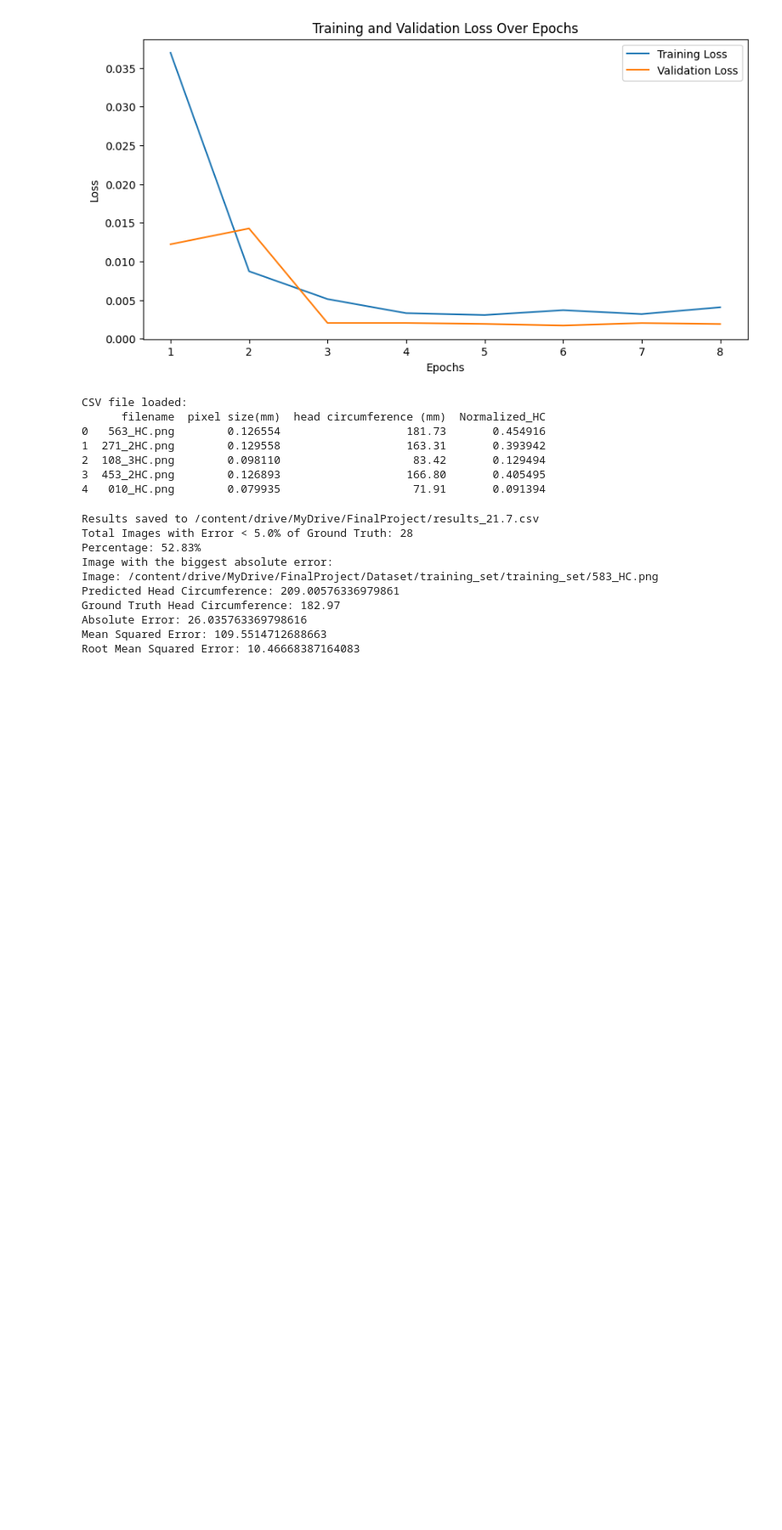
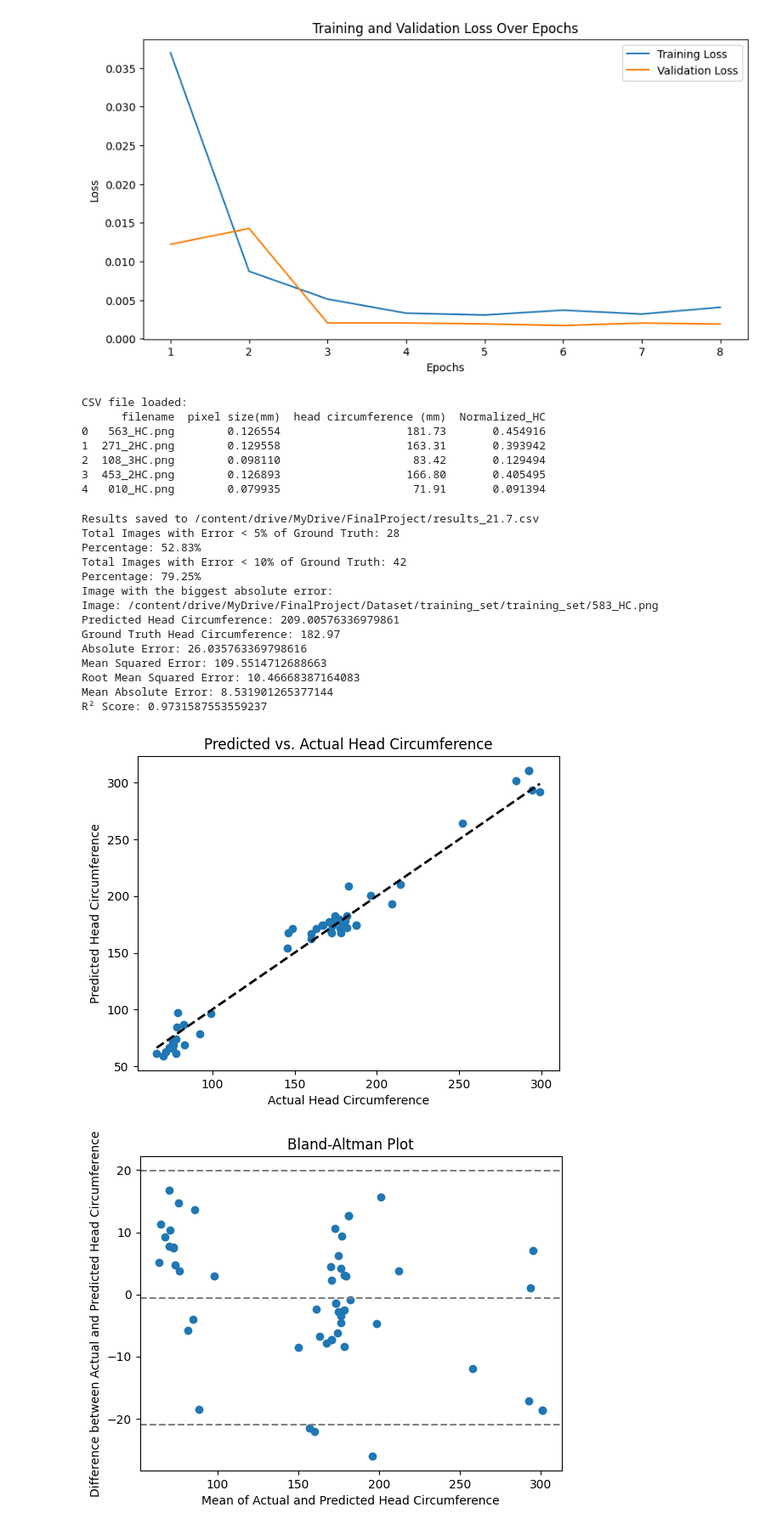
Before and after one commit to Ofiregev/Final_Project-FetalCns, a Jupyter notebook: Fetal_Cns_Final_reg_v7.ipynb, the cells around one changed output. Shown at 85% size. Saved outputs shown, nothing was run; the diff lists cells and outputs as text; code cells hidden in the pictures; blank space fills up the shorter version.

Commit message:
adding more parameters for testing the results

```diff
--- a/Fetal_Cns_Final_reg_v7.ipynb
+++ b/Fetal_Cns_Final_reg_v7.ipynb
@@ -219,14 +219,22 @@ max_hc = max(train_csv_df['head circumference (mm)'].max(), test_csv_df['head ci
 num_images_to_test = len(test_csv_df)
 indices = range(num_images_to_test)  # Generate a sequence of indices from 0 to num_images_to_test-1
 # %%
+import os
+import numpy as np
+import pandas as pd
+import matplotlib.pyplot as plt
+from sklearn.metrics import mean_squared_error, mean_absolute_error, r2_score
+
 # Initialize lists to store true and predicted values
 y_true = []
 y_pred = []
 results = []
 absolute_errors = []
+percentage_errors = []
 counter = 0
-percentage_error_counter = 0  # Counter for errors less than 5%
-threshold_param = 0.05  # threshold for the ground truth circumference
+percentage_error_counter_5 = 0  # Counter for errors less than 5%
+percentage_error_counter_10 = 0  # Counter for errors less than 10%
+threshold_param = 0.05  # Threshold for the ground truth circumference
 
 # Variables to track the maximum absolute error and corresponding details
 max_absolute_error = -1
@@ -252,12 +260,19 @@ for idx in indices:
     absolute_error = abs(predicted_circumference - ground_truth_circumference)
     absolute_errors.append(absolute_error)
 
-    # Calculate the 5% threshold for the ground truth circumference
-    threshold = threshold_param * ground_truth_circumference
+    # Calculate the percentage error
+    percentage_error = (absolute_error / ground_truth_circumference) * 100
+    percentage_errors.append(percentage_error)
 
-    # Check if the absolute error is less than the 5% threshold
-    if absolute_error < threshold:
-        percentage_error_counter += 1
+    # Calculate the 5% and 10% thresholds for the ground truth circumference
+    threshold_5 = 0.05 * ground_truth_circumference
+    threshold_10 = 0.10 * ground_truth_circumference
+
+    # Check if the absolute error is less than the 5% and 10% thresholds
+    if absolute_error < threshold_5:
+        percentage_error_counter_5 += 1
+    if absolute_error < threshold_10:
+        percentage_error_counter_10 += 1
 
     # Track the maximum absolute error
     if absolute_error > max_absolute_error:
@@ -272,6 +287,7 @@ for idx in indices:
                      f"Ground Truth Head Circumference: {ground_truth_circumference}\n"
                      f"Pixel Size: {pixel_size}\n"
                      f"Absolute Error: {absolute_error}\n"
+                     f"Percentage Error: {percentage_error}%\n"
                      "****************************\n")
 
     # Append the result to the list
@@ -279,34 +295,76 @@ for idx in indices:
 
 # Convert the results to a DataFrame and save to a CSV file
 results_df = pd.DataFrame(results, columns=['Image', 'Result', 'Absolute Error'])
 results_csv_path = "/content/drive/MyDrive/FinalProject/results_21.7.csv"
 results_df.to_csv(results_csv_path, index=False)
 
 # Print summary
 print(f"Results saved to {results_csv_path}")
-print(f"Total Images with Error < {threshold_param * 100}% of Ground Truth: {percentage_error_counter}")
-print(f"Percentage: {percentage_error_counter / num_images_to_test * 100:.2f}%")
+print(f"Total Images with Error < 5% of Ground Truth: {percentage_error_counter_5}")
+print(f"Percentage: {percentage_error_counter_5 / num_images_to_test * 100:.2f}%")
+print(f"Total Images with Error < 10% of Ground Truth: {percentage_error_counter_10}")
+print(f"Percentage: {percentage_error_counter_10 / num_images_to_test * 100:.2f}%")
 
 # Print the image with the biggest absolute error
 print("Image with the biggest absolute error:")
 print(f"Image: {max_error_image}")
 print(f"Predicted Head Circumference: {max_error_predicted}")
 print(f"Ground Truth Head Circumference: {max_error_ground_truth}")
 print(f"Absolute Error: {max_absolute_error}")
 
-# Calculate RMSE
+# Calculate RMSE, MAE, and R²
 mse = mean_squared_error(y_true, y_pred)
 rmse = np.sqrt(mse)
+mae = mean_absolute_error(y_true, y_pred)
+r2 = r2_score(y_true, y_pred)
+
 print(f"Mean Squared Error: {mse}")
 print(f"Root Mean Squared Error: {rmse}")
+print(f"Mean Absolute Error: {mae}")
+print(f"R² Score: {r2}")
+
+# Plot actual vs. predicted values
+plt.scatter(y_true, y_pred)
+plt.plot([min(y_true), max(y_true)], [min(y_true), max(y_true)], 'k--', lw=2)
+plt.xlabel('Actual Head Circumference')
+plt.ylabel('Predicted Head Circumference')
+plt.title('Predicted vs. Actual Head Circumference')
+plt.show()
+
+# Bland-Altman plot
+mean_values = (np.array(y_true) + np.array(y_pred)) / 2
+diff_values = np.array(y_true) - np.array(y_pred)
+plt.scatter(mean_values, diff_values)
+plt.axhline(np.mean(diff_values), color='gray', linestyle='--')
+plt.axhline(np.mean(diff_values) + 1.96 * np.std(diff_values), color='gray', linestyle='--')
+plt.axhline(np.mean(diff_values) - 1.96 * np.std(diff_values), color='gray', linestyle='--')
+plt.xlabel('Mean of Actual and Predicted Head Circumference')
+plt.ylabel('Difference between Actual and Predicted Head Circumference')
+plt.title('Bland-Altman Plot')
+plt.show()
+
+# Residual plot
+residuals = np.array(y_true) - np.array(y_pred)
+plt.scatter(y_pred, residuals)
+plt.axhline(0, color='k', linestyle='--', lw=2)
+plt.xlabel('Predicted Head Circumference')
+plt.ylabel('Residuals')
+plt.title('Residual Plot')
+plt.show()
 # %% [output]
 Results saved to /content/drive/MyDrive/FinalProject/results_21.7.csv
-Total Images with Error < 5.0% of Ground Truth: 28
+Total Images with Error < 5% of Ground Truth: 28
 Percentage: 52.83%
+Total Images with Error < 10% of Ground Truth: 42
+Percentage: 79.25%
 Image with the biggest absolute error:
 Image: /content/drive/MyDrive/FinalProject/Dataset/training_set/training_set/583_HC.png
 Predicted Head Circumference: 209.00576336979861
 Ground Truth Head Circumference: 182.97
 Absolute Error: 26.035763369798616
 Mean Squared Error: 109.5514712688663
 Root Mean Squared Error: 10.46668387164083
+Mean Absolute Error: 8.531901265377144
+R² Score: 0.9731587553559237
+[figure, added]
+[figure, added]
```
Also changed, not shown: parts of 1 cell of this notebook.
